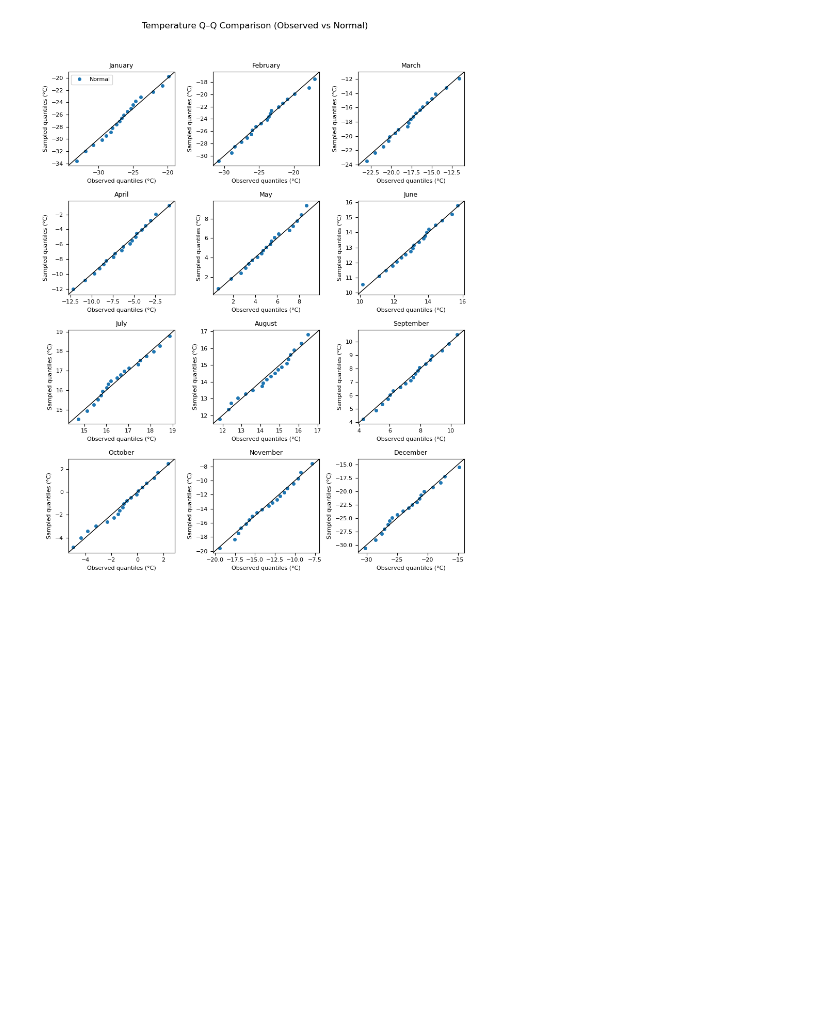
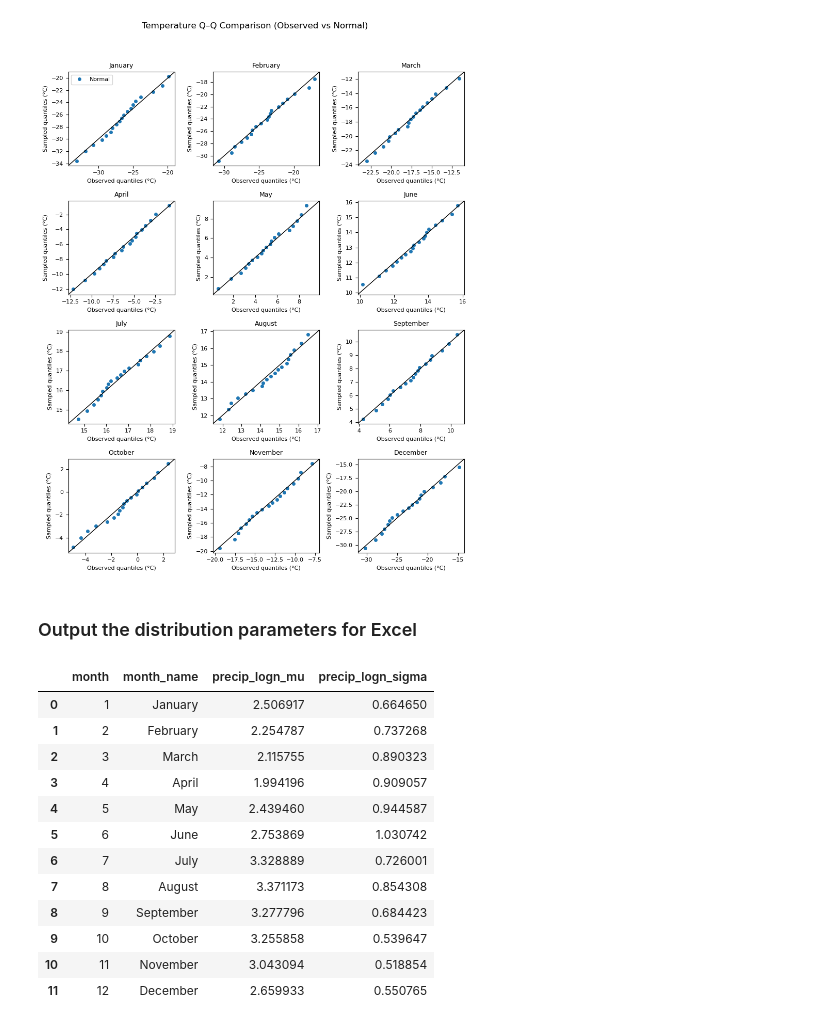
Before and after one commit to huangale88/pcic-climate-extract, a Jupyter notebook: notebooks/04_uncertainty_characterization.ipynb, the cells around one changed output. Cells and saved outputs as stored; diff of their text form; code cells hidden in the pictures; blank space fills up the shorter version.

Commit message:
Added the code to print distribution parameters directly to output.

```diff
--- a/notebooks/04_uncertainty_characterization.ipynb
+++ b/notebooks/04_uncertainty_characterization.ipynb
@@ -580,3 +580,40 @@ plt.tight_layout(rect=[0, 0, 1, 0.95])
 plt.show()
 # %% [output]
 [figure]
+# %% [markdown]
+### Output the distribution parameters for Excel
+# %%
+precip_params = []
+
+for month in range(1, 13):
+    obs = monthly_by_year.loc[
+        (monthly_by_year["month"] == month) &
+        (monthly_by_year["precip_mm"] > 0),
+        "precip_mm"
+    ].dropna()
+
+    ln_obs = np.log(obs)
+
+    precip_params.append({
+        "month": month,
+        "month_name": monthly_climatology.loc[month - 1, "month_name"],
+        "precip_logn_mu": ln_obs.mean(),
+        "precip_logn_sigma": ln_obs.std(),
+    })
+
+precip_params_df = pd.DataFrame(precip_params)
+precip_params_df
+# %% [output]
+|  | month | month_name | precip_logn_mu | precip_logn_sigma |
+| 0 | 1 | January | 2.506917 | 0.664650 |
+| 1 | 2 | February | 2.254787 | 0.737268 |
+| 2 | 3 | March | 2.115755 | 0.890323 |
+| 3 | 4 | April | 1.994196 | 0.909057 |
+| 4 | 5 | May | 2.439460 | 0.944587 |
+| 5 | 6 | June | 2.753869 | 1.030742 |
+| 6 | 7 | July | 3.328889 | 0.726001 |
+| 7 | 8 | August | 3.371173 | 0.854308 |
+| 8 | 9 | September | 3.277796 | 0.684423 |
+| 9 | 10 | October | 3.255858 | 0.539647 |
+| 10 | 11 | November | 3.043094 | 0.518854 |
+| 11 | 12 | December | 2.659933 | 0.550765 |
```
Also changed, not shown: parts of 1 cell of this notebook.
